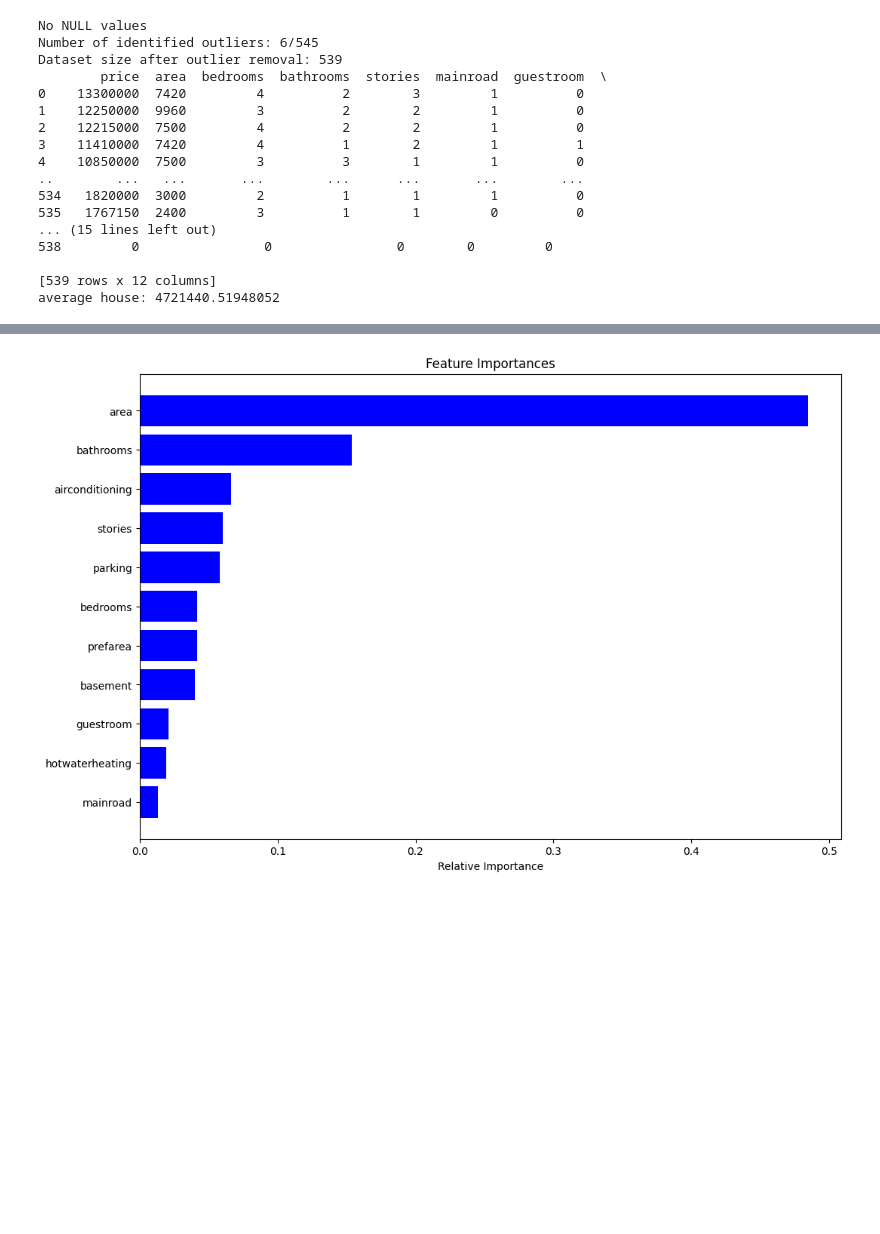
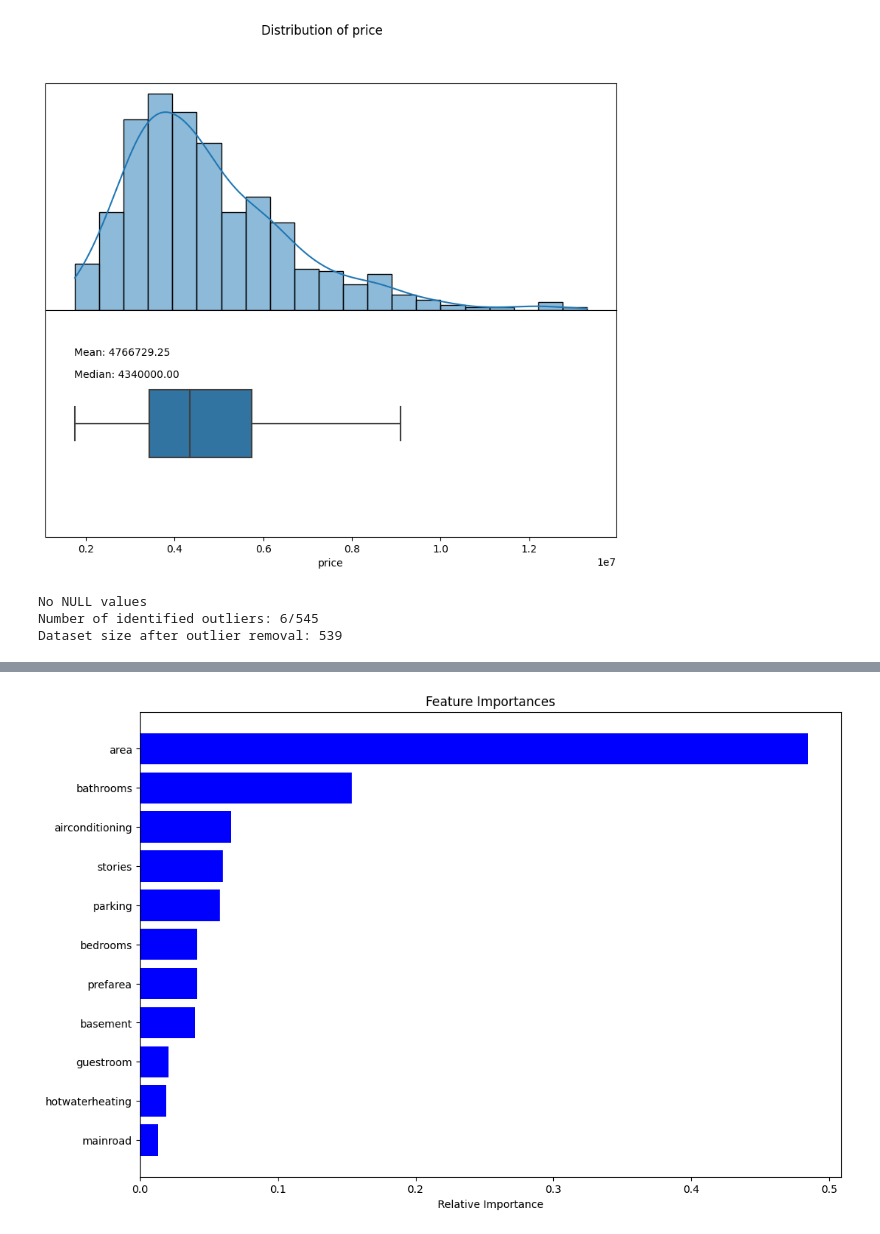
Before and after one commit to aaron117511/CSCI4502, a Jupyter notebook: DataPreprocessing.ipynb, the cells around one changed output, grey strips where cells are left out. Saved outputs shown, nothing was run; the diff lists cells and outputs as text; code cells hidden in the pictures; blank space fills up the shorter version.

```diff
--- a/DataPreprocessing.ipynb
+++ b/DataPreprocessing.ipynb
@@ -11,0 +16,41 @@ from sklearn.model_selection import cross_val_score
+# %%
+# plot helper method:
+
+def plot_distribution(data, label):
+    fig, axs = plt.subplots(nrows=2, figsize=(10, 8))  # Adjust figsize as needed
+    col = data[label]
+
+    # Plot the distribution using histplot
+    sns.histplot(col, ax=axs[0], kde=True)  # Use kde=True for density curve
+
+    # Plot the box plot
+    sns.boxplot(x=col, width=0.3, ax=axs[1], showfliers=False)
+
+    # Align axes
+    spacer = np.max(col) * 0.05
+    xmin = np.min(col) - spacer
+    xmax = np.max(col) + spacer
+    axs[0].set_xlim((xmin, xmax))
+    axs[1].set_xlim((xmin, xmax))
+
+    # Remove some axis text
+    axs[0].xaxis.set_visible(False)
+    axs[0].yaxis.set_visible(False)
+    axs[1].yaxis.set_visible(False)
+
+    # Set y-axis label for the distribution plot
+    axs[0].set_ylabel("Density")
+
+    # Set title
+    fig.suptitle("Distribution of " + label)
+
+    # Display the mean and median values on the box plot
+    mean_val = np.mean(col)
+    median_val = np.median(col)
+    axs[1].text(0.05, 0.8, f"Mean: {mean_val:.2f}", transform=axs[1].transAxes)
+    axs[1].text(0.05, 0.7, f"Median: {median_val:.2f}", transform=axs[1].transAxes)
+
+    # Adjust layout
+    plt.subplots_adjust(hspace=0)
+
+    plt.show()
@@ -12,6 +74,8 @@ from sklearn.model_selection import cross_val_score
+# %%
+plot_distribution(data, 'price')
+# %% [output]
+[figure, added]
 # %%
-data = pd.read_csv('Data.csv') # import the data
-data
 
 # check for NULL values and if there are NULL values print the quantity
 if not data.isnull().values.any():
@@ -47,24 +111,10 @@ numericData_clean.reset_index(drop=True, inplace=True)
 print(f'Dataset size after outlier removal: {numericData_clean.shape[0]}')
 
 # Optionally, view the cleaned data
-print(numericData_clean)
+#print(numericData_clean)
 mean = numericData_clean['price'].mean()
-print(f'average house: {mean}')
+#print(f'average house: {mean}')
 # %% [output]
 No NULL values
 Number of identified outliers: 6/545
 Dataset size after outlier removal: 539
-        price  area  bedrooms  bathrooms  stories  mainroad  guestroom  \
-0    13300000  7420         4          2        3         1          0
-1    12250000  9960         3          2        2         1          0
-2    12215000  7500         4          2        2         1          0
-3    11410000  7420         4          1        2         1          1
-4    10850000  7500         3          3        1         1          0
-..        ...   ...       ...        ...      ...       ...        ...
-534   1820000  3000         2          1        1         1          0
-535   1767150  2400         3          1        1         0          0
-... (15 lines left out)
-538         0                0                0        0         0
-
-[539 rows x 12 columns]
-average house: 4721440.51948052
```
Also changed, not shown: parts of 7 cells of this notebook.
